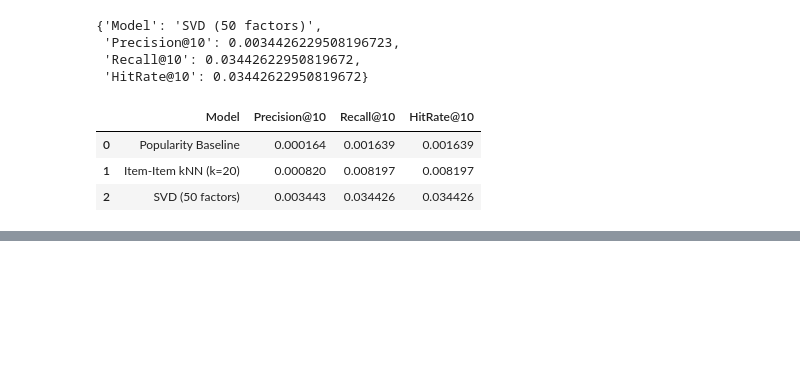
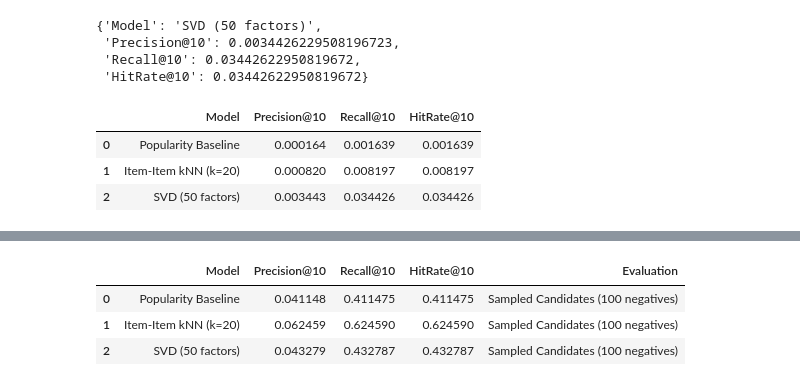
Before and after one commit to tyler-howell-git/Top-N-Recommendation, a Jupyter notebook: Demo.ipynb, the cells around one changed output, grey strips where cells are left out. Cells and saved outputs as stored; diff of their text form; code cells hidden in the pictures; blank space fills up the shorter version.

Commit message:
Sampled eval added

```diff
--- a/Demo.ipynb
+++ b/Demo.ipynb
@@ -617,0 +644,16 @@ combined_results_df
+# %%
+def precision_at_k(recommended, relevant, k):
+    recommended_k = recommended[:k]
+    hits = len(set(recommended_k) & set(relevant))
+    return hits / k
+
+
+def recall_at_k(recommended, relevant, k):
+    recommended_k = recommended[:k]
+    hits = len(set(recommended_k) & set(relevant))
+    return hits / len(relevant) if len(relevant) > 0 else 0
+
+
+def hit_rate_at_k(recommended, relevant, k):
+    recommended_k = recommended[:k]
+    return int(len(set(recommended_k) & set(relevant)) > 0)
@@ -617,0 +886,18 @@ combined_results_df
+# %%
+sampled_results_df = pd.DataFrame([
+    popularity_sampled_results,
+    knn_sampled_results,
+    svd_sampled_results
+])
+
+sampled_results_df = sampled_results_df.drop(
+    columns=["Skipped Users"],
+    errors="ignore"
+)
+
+sampled_results_df
+# %% [output]
+|  | Model | Precision@10 | Recall@10 | HitRate@10 | Evaluation |
+| 0 | Popularity Baseline | 0.041148 | 0.411475 | 0.411475 | Sampled Candidates (100 negatives) |
+| 1 | Item-Item kNN (k=20) | 0.062459 | 0.624590 | 0.624590 | Sampled Candidates (100 negatives) |
+| 2 | SVD (50 factors) | 0.043279 | 0.432787 | 0.432787 | Sampled Candidates (100 negatives) |
```
Also changed, not shown: parts of 4 cells of this notebook.
